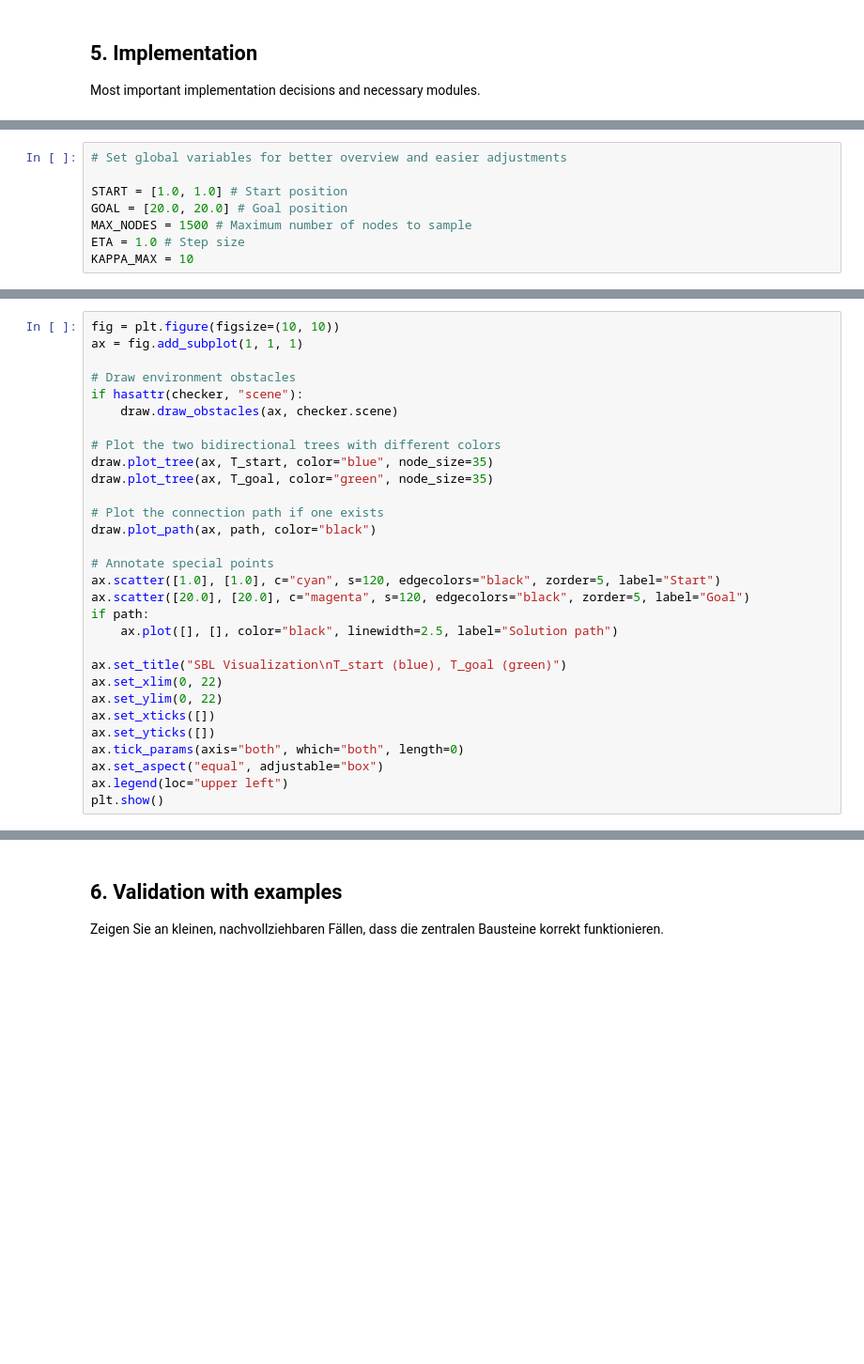
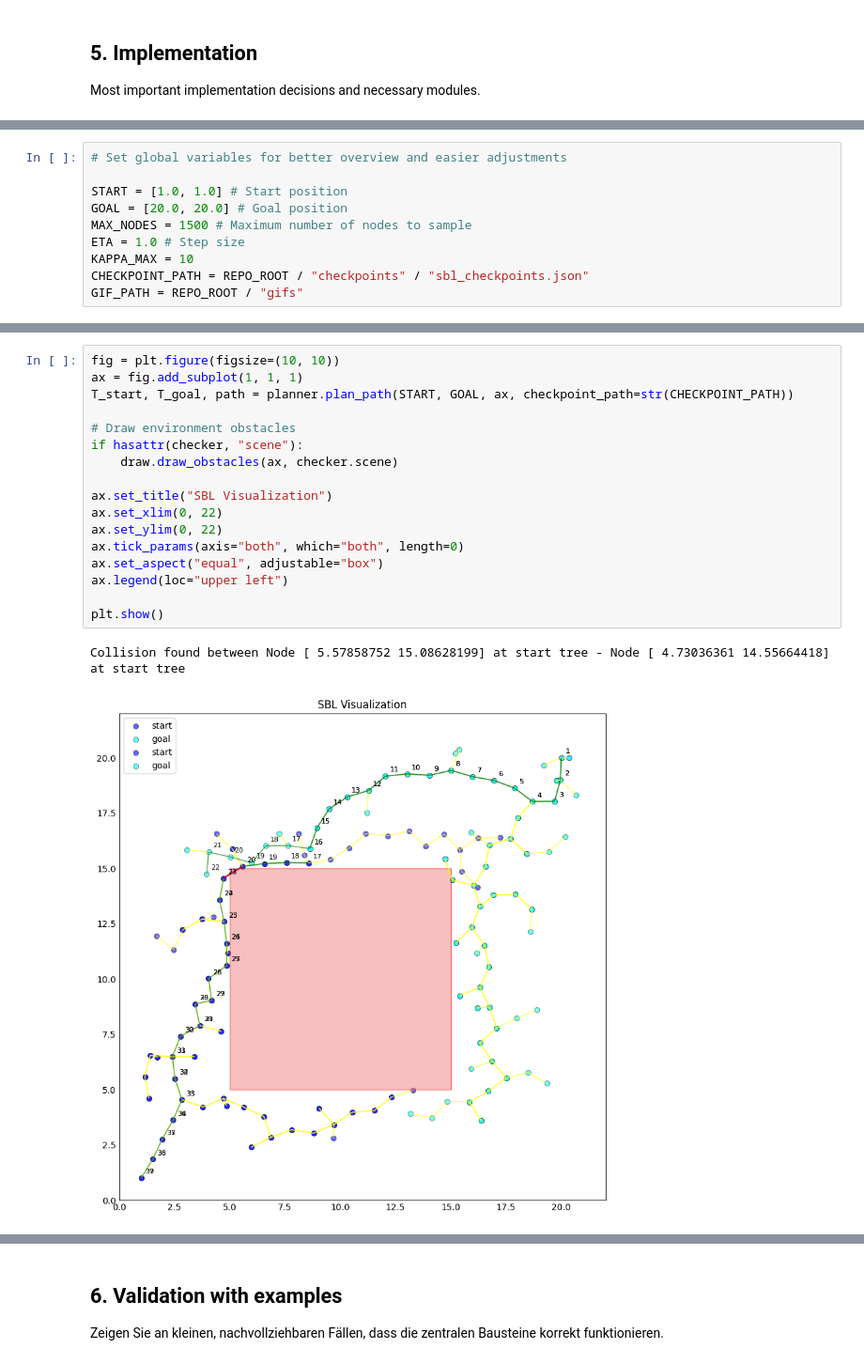
Before and after one commit to gabrielle-me/ikp-sbl, a Jupyter notebook: notebooks/SBL.ipynb, the cells around one changed output, grey strips where cells are left out. Shown at 94% size. Saved outputs shown, nothing was run; the diff lists cells and outputs as text; blank space fills up the shorter version.

Commit message:
Checkpoint generation and GIF

```diff
--- a/notebooks/SBL.ipynb
+++ b/notebooks/SBL.ipynb
@@ -97,6 +101,8 @@ GOAL = [20.0, 20.0] # Goal position
 MAX_NODES = 1500 # Maximum number of nodes to sample
 ETA = 1.0 # Step size
 KAPPA_MAX = 10
+CHECKPOINT_PATH = REPO_ROOT / "checkpoints" / "sbl_checkpoints.json"
+GIF_PATH = REPO_ROOT / "gifs"
 # %%
 scene = {"wall": Polygon([(5, 5), (5, 15), (15, 15), (15, 5)])}
 checker = CollisionChecker(scene)
@@ -107,30 +113,20 @@ T_start, T_goal, path = planner.grow_trees(START, GOAL, {"max_nodes": MAX_NODES,
 # %%
 fig = plt.figure(figsize=(10, 10))
 ax = fig.add_subplot(1, 1, 1)
+T_start, T_goal, path = planner.plan_path(START, GOAL, ax, checkpoint_path=str(CHECKPOINT_PATH))
 
 # Draw environment obstacles
 if hasattr(checker, "scene"):
     draw.draw_obstacles(ax, checker.scene)
 
-# Plot the two bidirectional trees with different colors
-draw.plot_tree(ax, T_start, color="blue", node_size=35)
-draw.plot_tree(ax, T_goal, color="green", node_size=35)
-
-# Plot the connection path if one exists
-draw.plot_path(ax, path, color="black")
-
-# Annotate special points
-ax.scatter([1.0], [1.0], c="cyan", s=120, edgecolors="black", zorder=5, label="Start")
-ax.scatter([20.0], [20.0], c="magenta", s=120, edgecolors="black", zorder=5, label="Goal")
-if path:
-    ax.plot([], [], color="black", linewidth=2.5, label="Solution path")
-
-ax.set_title("SBL Visualization\nT_start (blue), T_goal (green)")
+ax.set_title("SBL Visualization")
 ax.set_xlim(0, 22)
 ax.set_ylim(0, 22)
-ax.set_xticks([])
-ax.set_yticks([])
 ax.tick_params(axis="both", which="both", length=0)
 ax.set_aspect("equal", adjustable="box")
 ax.legend(loc="upper left")
+
 plt.show()
+# %% [output]
+Collision found between Node [ 5.57858752 15.08628199] at start tree - Node [ 4.73036361 14.55664418] at start tree
+[figure, added]
```
Also changed, not shown: parts of 7 cells of this notebook, 7 other files.
